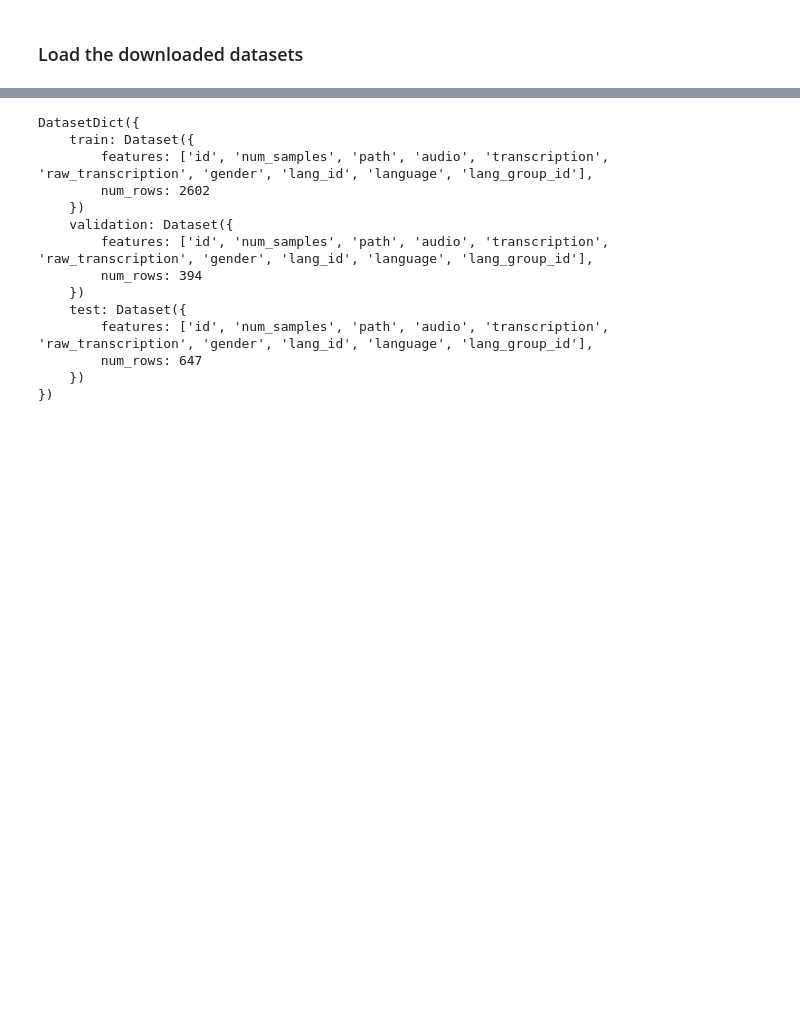
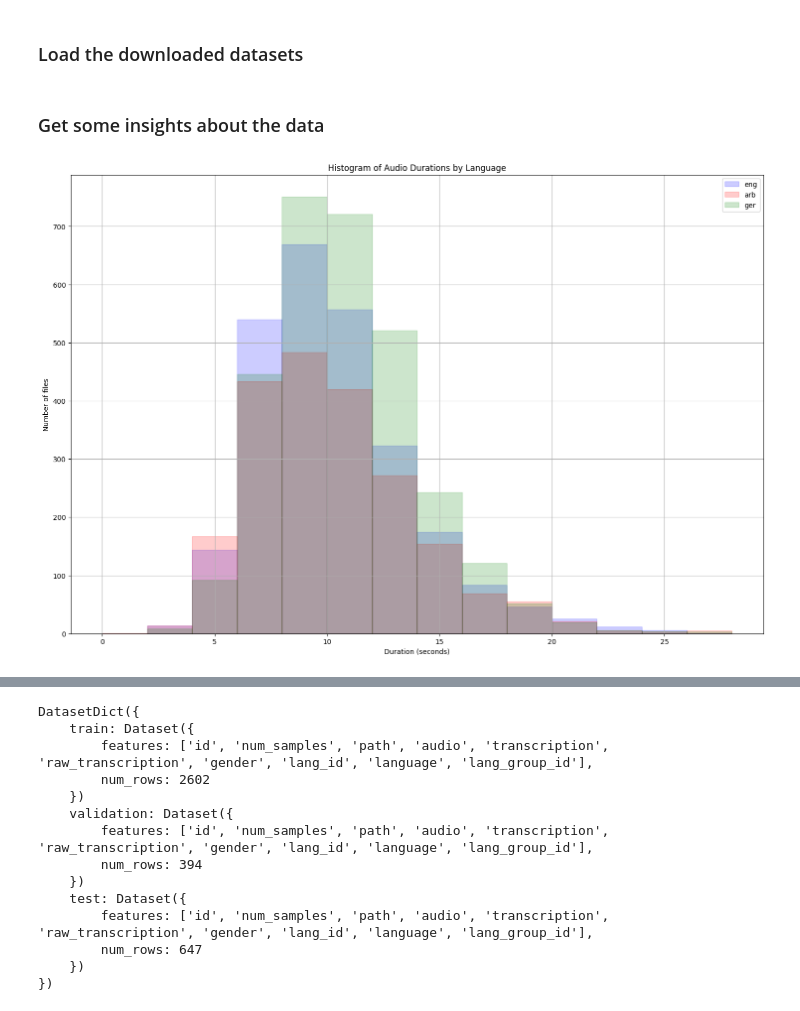
Before and after one commit to Zakaria-Madkour/Selected, a Jupyter notebook: notebook.ipynb, the cells around one changed output, grey strips where cells are left out. Cells and saved outputs as stored; diff of their text form; code cells hidden in the pictures; blank space fills up the shorter version.

Commit message:
Getting to know the data we are working with

```diff
--- a/notebook.ipynb
+++ b/notebook.ipynb
@@ -26,0 +23,2 @@ ger_dataset = load_from_disk("./data/de_de/")
+# %% [markdown]
+### Get some insights about the data
@@ -26,0 +29,43 @@ ger_dataset = load_from_disk("./data/de_de/")
+# %%
+mode = "train"    # ===================================> change between train, test, validation and run the cell below
+# Define bins for duration
+bins = range(0, 30, 2)  # Bin size of 2 seconds
+
+# Initialize empty lists for duration
+durations_eng = []
+# Loop through each WAV file in your dataset
+for sample in eng_dataset[mode]:
+    duration = sample["num_samples"] / sample["audio"]["sampling_rate"]  # Calculate duration in seconds
+    durations_eng.append(duration)
+
+durations_df = pd.DataFrame({"Duration":durations_eng, "Language":"eng"})
+
+durations_arb = []
+for sample in arb_dataset[mode]:
+    duration = sample["num_samples"] / sample["audio"]["sampling_rate"]  # Calculate duration in seconds
+    durations_arb.append(duration)
+
+durations_df2 = pd.DataFrame({"Duration":durations_arb, "Language":"arb"})
+durations_df = pd.concat([durations_df, durations_df2], ignore_index=True)
+
+durations_ger = []
+for sample in ger_dataset[mode]:
+    duration = sample["num_samples"] / sample["audio"]["sampling_rate"]  # Calculate duration in seconds
+    durations_ger.append(duration)
+
+durations_df2 = pd.DataFrame({"Duration":durations_ger, "Language":"ger"})
+durations_df = pd.concat([durations_df, durations_df2], ignore_index=True)
+# %%
+# Create the histogram plot
+plt.figure(figsize=(18, 12))
+plt.hist(durations_eng, bins, histtype='bar', color="blue", label="eng", alpha=0.2, edgecolor="blue")
+plt.hist(durations_arb, bins, histtype='bar', color="red", label="arb", alpha=0.2, edgecolor="red")
+plt.hist(durations_ger, bins, histtype='bar', color="green", label="ger", alpha=0.2, edgecolor="green")
+plt.xlabel("Duration (seconds)")
+plt.ylabel("Number of files")
+plt.title("Histogram of Audio Durations by Language")
+plt.legend()
+plt.grid(True)
+plt.show()
+# %% [output]
+[figure, added]
```
Also changed, not shown: parts of 8 cells of this notebook.
